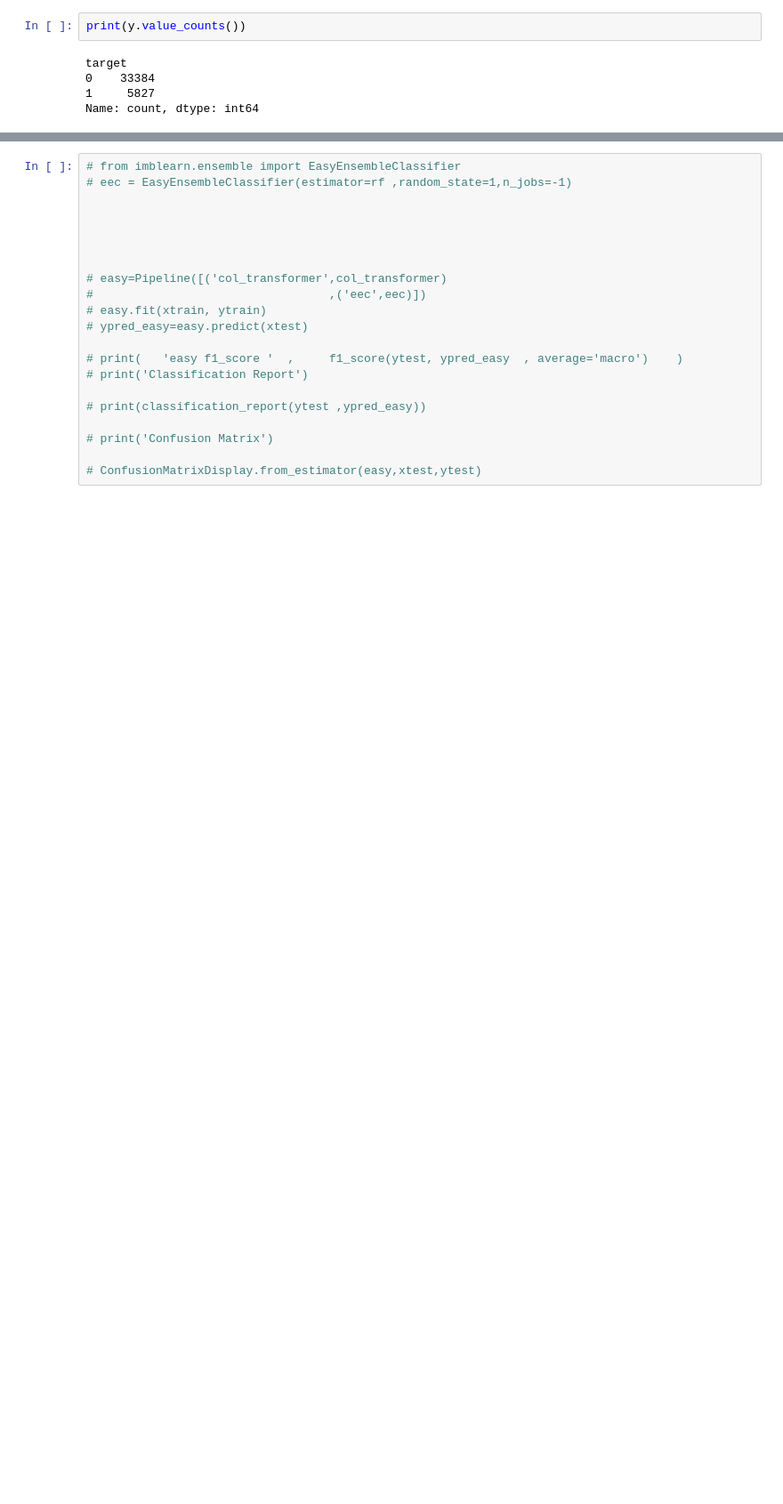
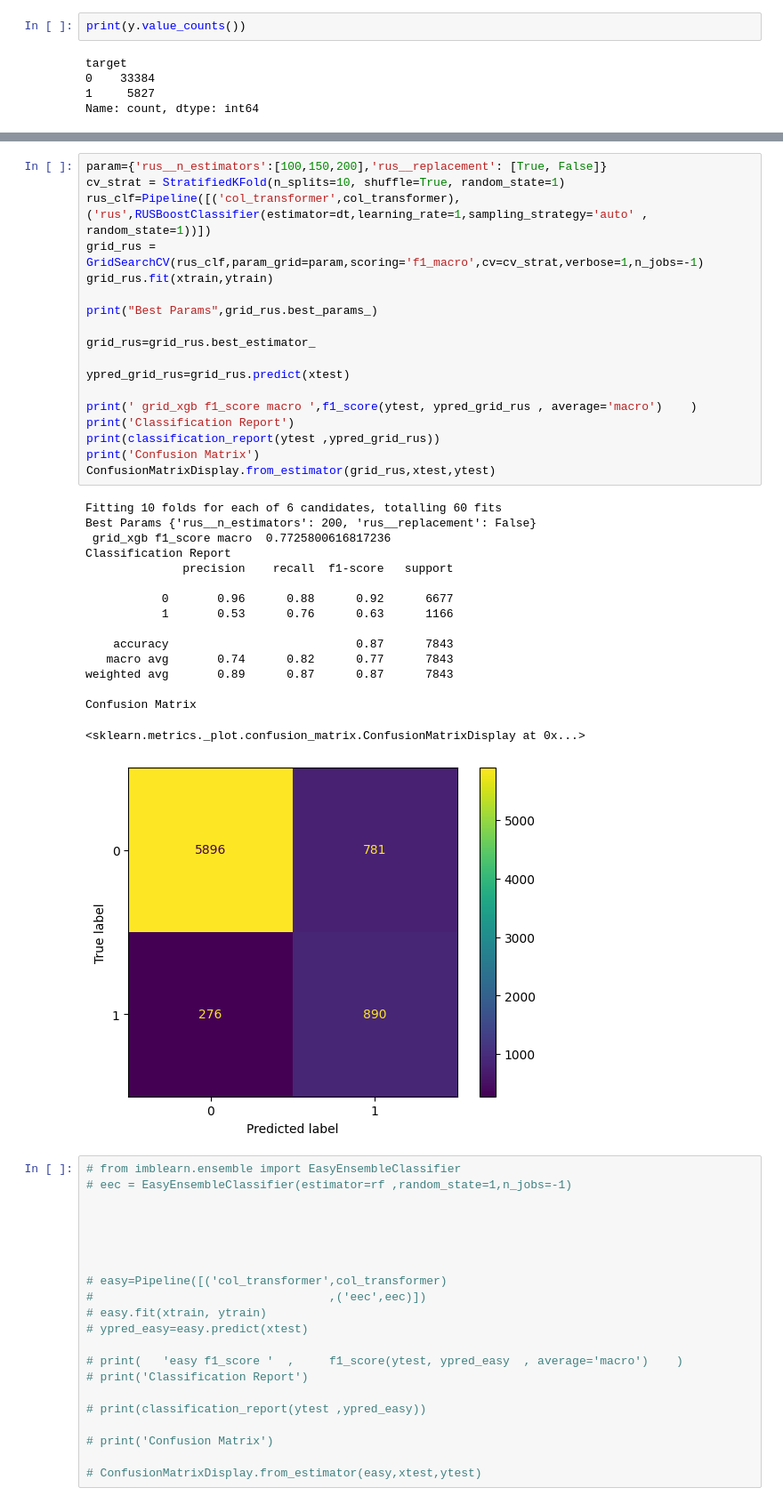
Before and after one commit to linisha04/Predict-the-Success-of-Bank-telemarketing, a Jupyter notebook: liniiiii.ipynb, the cells around one changed output, grey strips where cells are left out. Shown at 89% size. Drawn from its saved outputs; the diff is of its cells as text; blank space fills up the shorter version.

Commit message:
Kaggle Notebook | 22f2000254-notebook-t32024 | 86-grid_rus

```diff
--- a/liniiiii.ipynb
+++ b/liniiiii.ipynb
@@ -1159,3 +1176,38 @@ Confusion Matrix
+# %%
+param={'rus__n_estimators':[100,150,200],'rus__replacement': [True, False]}
+cv_strat = StratifiedKFold(n_splits=10, shuffle=True, random_state=1)
+rus_clf=Pipeline([('col_transformer',col_transformer),('rus',RUSBoostClassifier(estimator=dt,learning_rate=1,sampling_strategy='auto' , random_state=1))])
+grid_rus = GridSearchCV(rus_clf,param_grid=param,scoring='f1_macro',cv=cv_strat,verbose=1,n_jobs=-1)
+grid_rus.fit(xtrain,ytrain)
+
+print("Best Params",grid_rus.best_params_)
+
+grid_rus=grid_rus.best_estimator_
+
+ypred_grid_rus=grid_rus.predict(xtest)
+
+print(' grid_xgb f1_score macro ',f1_score(ytest, ypred_grid_rus , average='macro')    )
+print('Classification Report')
+print(classification_report(ytest ,ypred_grid_rus))
+print('Confusion Matrix')
+ConfusionMatrixDisplay.from_estimator(grid_rus,xtest,ytest)
+# %% [output]
+Fitting 10 folds for each of 6 candidates, totalling 60 fits
+Best Params {'rus__n_estimators': 200, 'rus__replacement': False}
+ grid_xgb f1_score macro  0.7725800616817236
+Classification Report
+              precision    recall  f1-score   support
+
+           0       0.96      0.88      0.92      6677
+           1       0.53      0.76      0.63      1166
+
+    accuracy                           0.87      7843
+   macro avg       0.74      0.82      0.77      7843
+weighted avg       0.89      0.87      0.87      7843
+
+Confusion Matrix
+<sklearn.metrics._plot.confusion_matrix.ConfusionMatrixDisplay at 0x...>
+[figure, added]
 # %%
 # from imblearn.ensemble import EasyEnsembleClassifier
 # eec = EasyEnsembleClassifier(estimator=rf ,random_state=1,n_jobs=-1)
```
Also changed, not shown: parts of 49 cells of this notebook.
